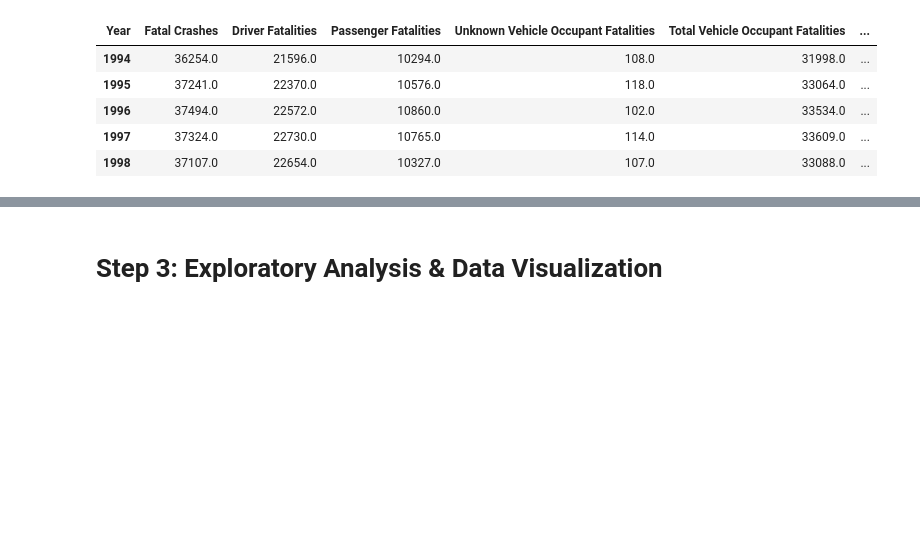
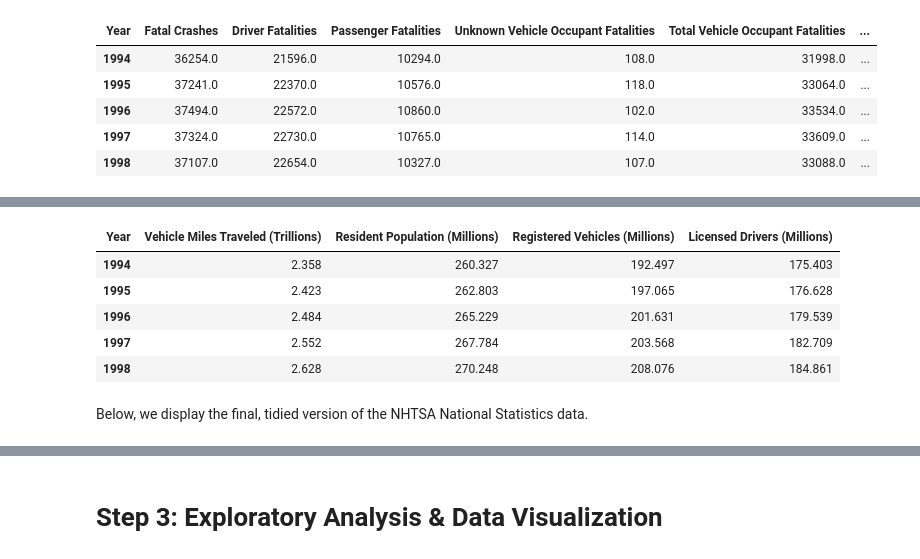
Before and after one commit to nicholasbreymaier/nicholasbreymaier.github.io, a Jupyter notebook: CMSC320_Final_Tutorial.ipynb, the cells around one changed output, grey strips where cells are left out. Saved outputs shown, nothing was run; the diff lists cells and outputs as text; code cells hidden in the pictures; blank space fills up the shorter version.

Commit message:
Finished nhtsa nat stats tidying

```diff
--- a/CMSC320_Final_Tutorial.ipynb
+++ b/CMSC320_Final_Tutorial.ipynb
@@ -116,0 +119,31 @@ nhtsa_nat_stats.head()
+# %%
+# Store new names in list for better readability/conciseness and because they
+# will be used multiple times
+new_names = [
+    'Vehicle Miles Traveled (Trillions)',
+    'Resident Population (Millions)',
+    'Registered Vehicles (Millions)',
+    'Licensed Drivers (Millions)'
+]
+
+nhtsa_nat_stats = nhtsa_nat_stats.rename(
+    columns={
+    'Vehicle Miles Traveled (Billions)' : new_names[0],
+    'Resident Population (Thousands)' : new_names[1],
+    'Registered Vehicles (Thousands)' : new_names[2],
+    'Licensed Drivers (Thousands)' : new_names[3]
+    }
+)
+
+nhtsa_nat_stats[new_names] = nhtsa_nat_stats[new_names] / 1000
+
+nhtsa_nat_stats[new_names].head()
+# %% [output]
+| Year | Vehicle Miles Traveled (Trillions) | Resident Population (Millions) | Registered Vehicles (Millions) | Licensed Drivers (Millions) |
+| 1994 | 2.358 | 260.327 | 192.497 | 175.403 |
+| 1995 | 2.423 | 262.803 | 197.065 | 176.628 |
+| 1996 | 2.484 | 265.229 | 201.631 | 179.539 |
+| 1997 | 2.552 | 267.784 | 203.568 | 182.709 |
+| 1998 | 2.628 | 270.248 | 208.076 | 184.861 |
+# %% [markdown]
+Below, we display the final, tidied version of the NHTSA National Statistics data.
```
Also changed, not shown: parts of 2 cells of this notebook.
